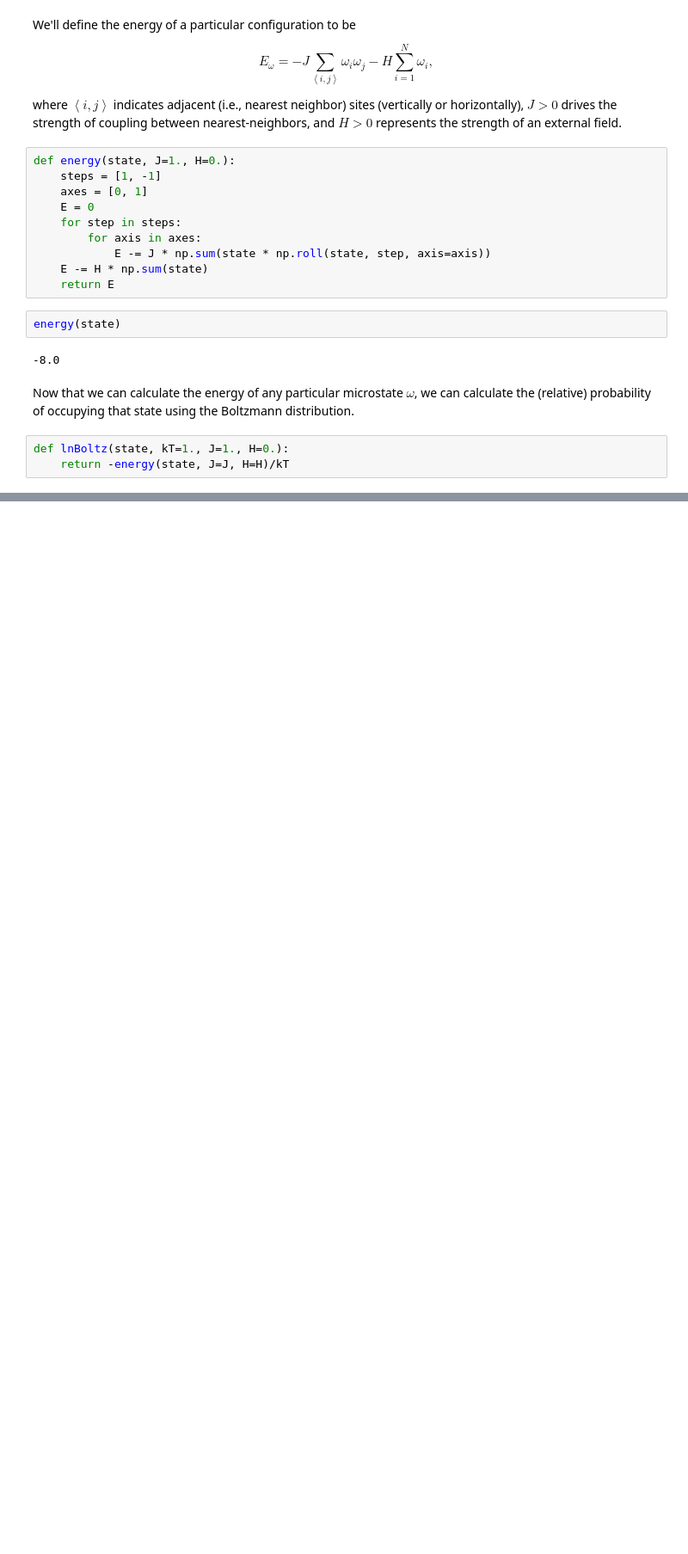
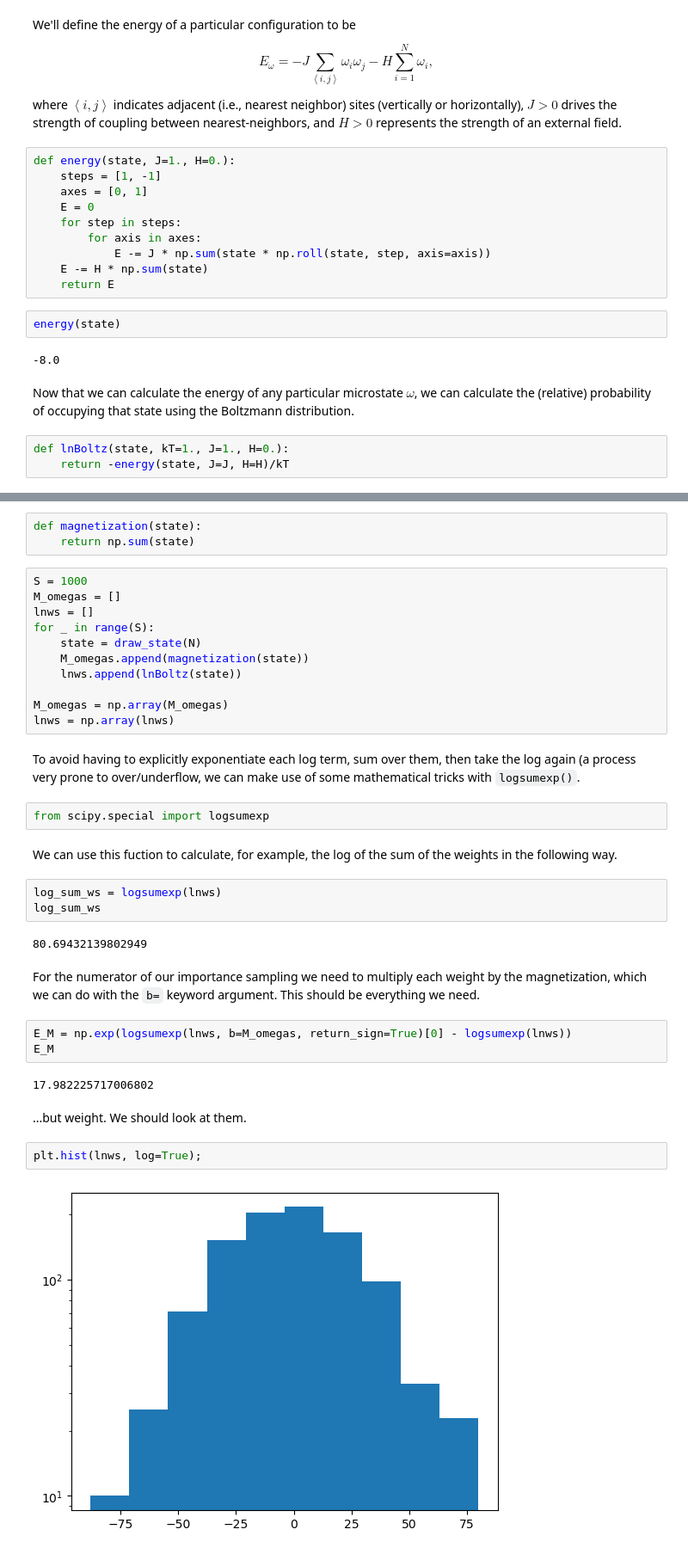
Before and after one commit to wrighj26/scicomp2_F25_wright, a Jupyter notebook: notebooks/Boltzmann and Ising (and some Metropolis).ipynb, the cells around one changed output, grey strips where cells are left out. Shown at 86% size. Saved outputs shown, nothing was run; the diff lists cells and outputs as text; blank space fills up the shorter version.

```diff
--- a/notebooks/Boltzmann and Ising (and some Metropolis).ipynb
+++ b/notebooks/Boltzmann and Ising (and some Metropolis).ipynb
@@ -68,0 +119,38 @@ def lnBoltz(state, kT=1., J=1., H=0.):
+# %%
+def magnetization(state):
+    return np.sum(state)
+# %%
+S = 1000
+M_omegas = []
+lnws = []
+for _ in range(S):
+    state = draw_state(N)
+    M_omegas.append(magnetization(state))
+    lnws.append(lnBoltz(state))
+
+M_omegas = np.array(M_omegas)
+lnws = np.array(lnws)
+# %% [markdown]
+To avoid having to explicitly exponentiate each log term, sum over them, then take the log again (a process very prone to over/underflow, we can make use of some mathematical tricks with `logsumexp()`.
+# %%
+from scipy.special import logsumexp
+# %% [markdown]
+We can use this fuction to calculate, for example, the log of the sum of the weights in the following way.
+# %%
+log_sum_ws = logsumexp(lnws)
+log_sum_ws
+# %% [output]
+80.69432139802949
+# %% [markdown]
+For the numerator of our importance sampling we need to multiply each weight by the magnetization, which we can do with the `b=` keyword argument.  This should be everything we need.
+# %%
+E_M = np.exp(logsumexp(lnws, b=M_omegas, return_sign=True)[0] - logsumexp(lnws))
+E_M
+# %% [output]
+17.982225717006802
+# %% [markdown]
+...but weight.  We should look at them.
+# %%
+plt.hist(lnws, log=True);
+# %% [output]
+[figure, added]
```
Also changed, not shown: parts of 20 cells of this notebook, 2 other files.
